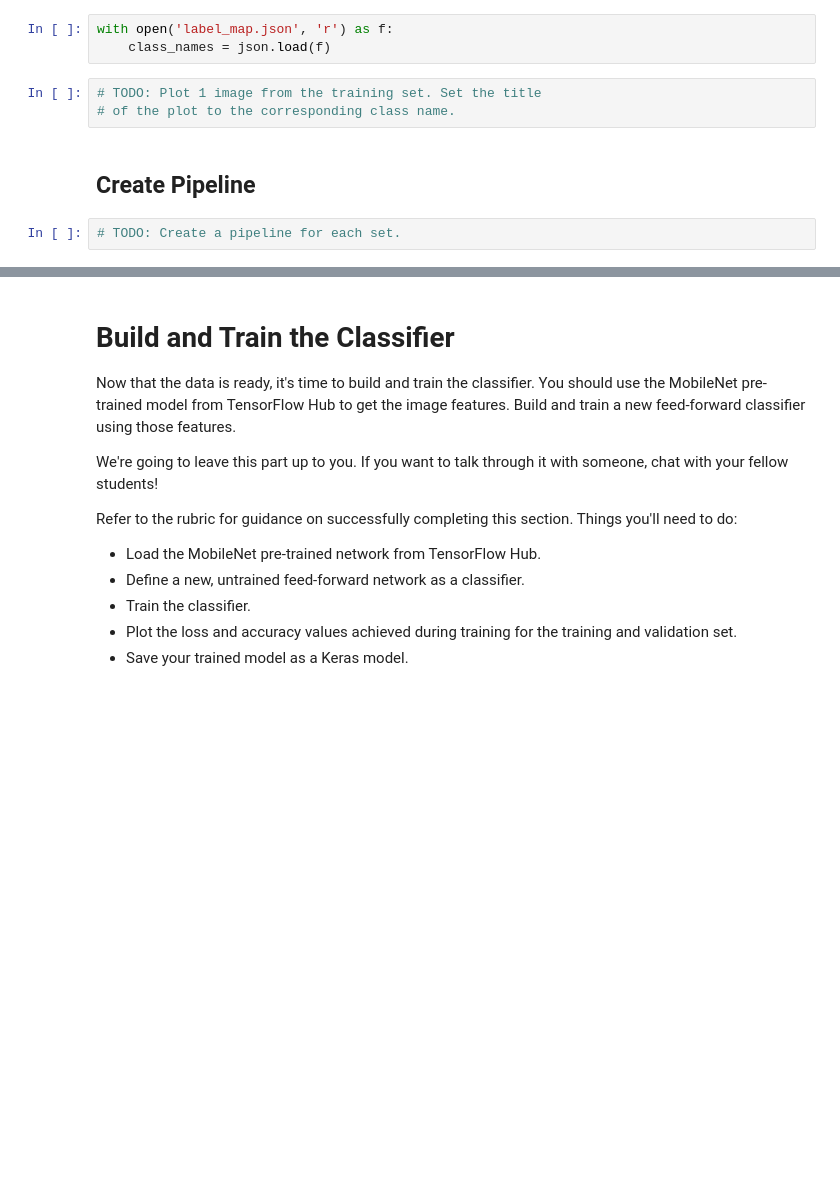
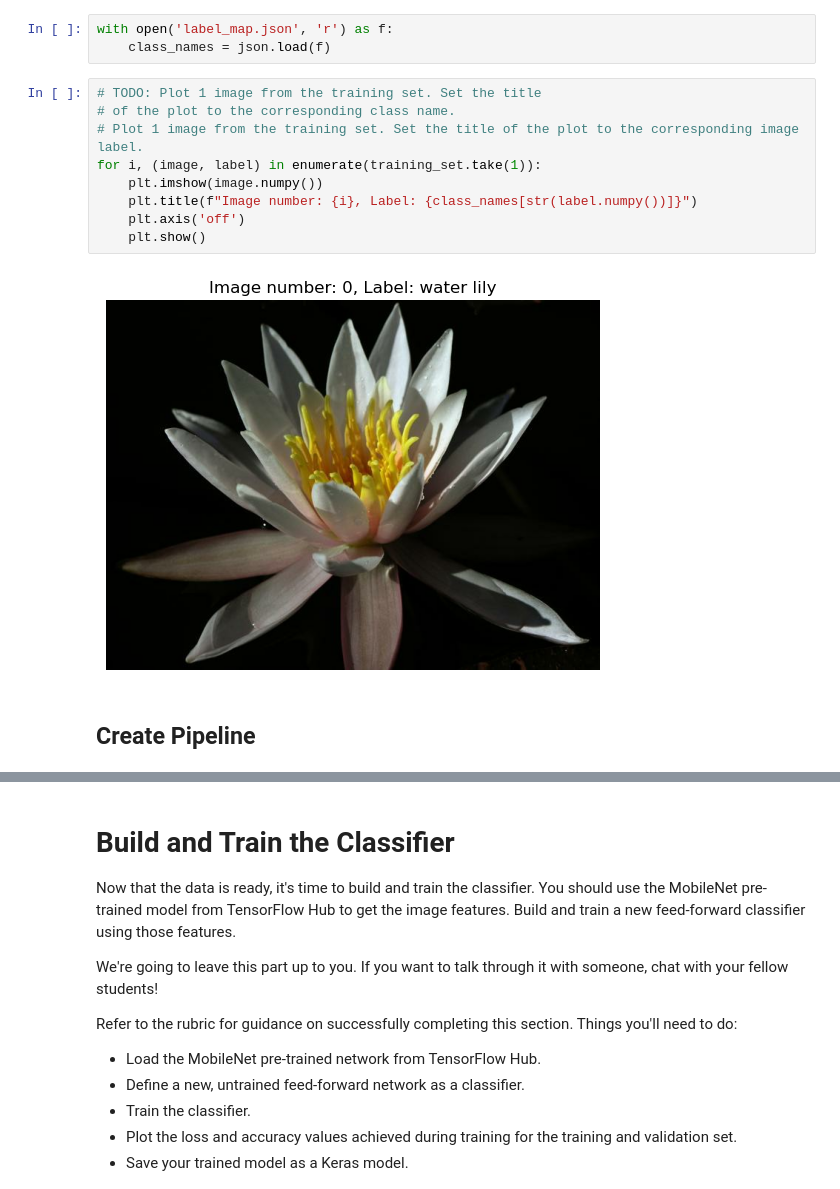
Before and after one commit to jcraffi/intro-to-ml-tensorflow, a Jupyter notebook: projects/p2_image_classifier/Project_Image_Classifier_Project.ipynb, the cells around one changed output, grey strips where cells are left out. Saved outputs shown, nothing was run; the diff lists cells and outputs as text; blank space fills up the shorter version.

```diff
--- a/projects/p2_image_classifier/Project_Image_Classifier_Project.ipynb
+++ b/projects/p2_image_classifier/Project_Image_Classifier_Project.ipynb
@@ -70,7 +104,13 @@ with open('label_map.json', 'r') as f:
 # %%
 # TODO: Plot 1 image from the training set. Set the title
 # of the plot to the corresponding class name.
+# Plot 1 image from the training set. Set the title of the plot to the corresponding image label.
+for i, (image, label) in enumerate(training_set.take(1)):
+    plt.imshow(image.numpy())
+    plt.title(f"Image number: {i}, Label: {class_names[str(label.numpy())]}")
+    plt.axis('off')
+    plt.show()
+# %% [output]
+[figure, added]
 # %% [markdown]
 ## Create Pipeline
-# %%
-# TODO: Create a pipeline for each set.
```
Also changed, not shown: parts of 24 cells of this notebook, 1 other file.
